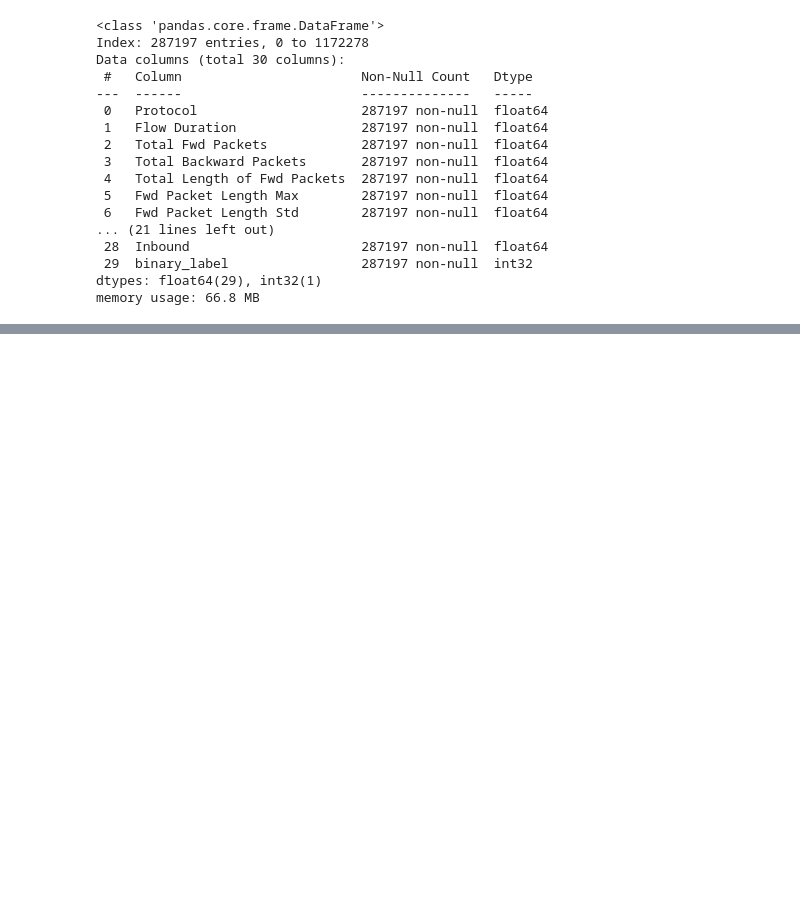
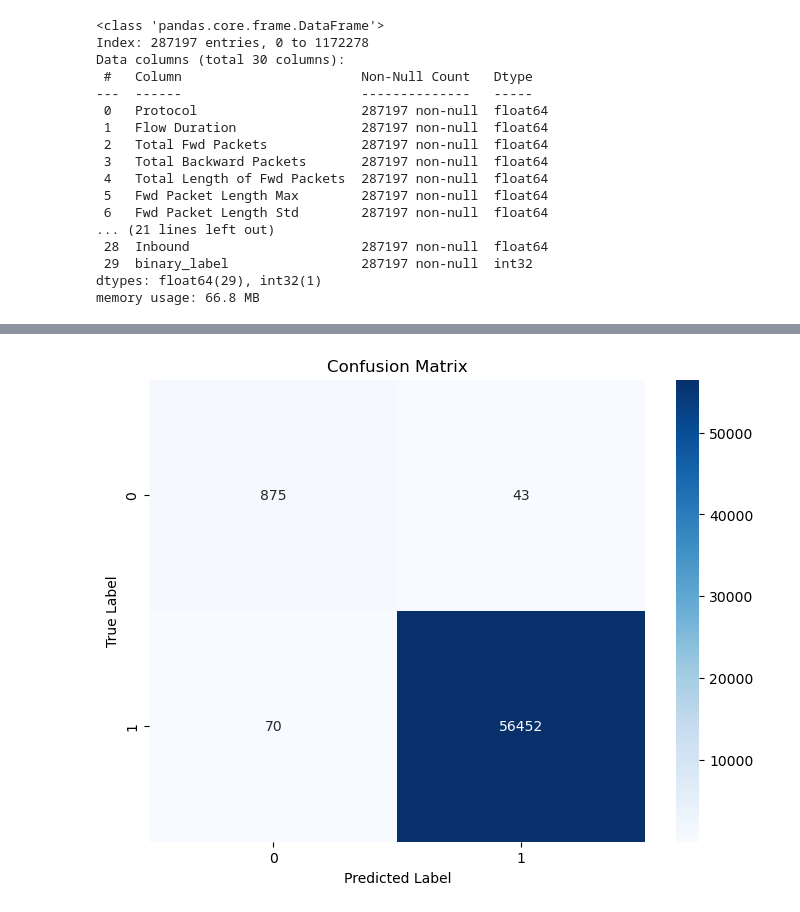
Before and after one commit to Eric-MK/nids_ddos, a Jupyter notebook: notebooks/attacks.ipynb, the cells around one changed output, grey strips where cells are left out. Cells and saved outputs as stored; diff of their text form; code cells hidden in the pictures; blank space fills up the shorter version.

```diff
--- a/notebooks/attacks.ipynb
+++ b/notebooks/attacks.ipynb
@@ -1209,0 +1318,84 @@ model.save('lstm_binary_classification_model.keras')
+# %%
+from tensorflow.keras.layers import Conv1D, MaxPooling1D, Flatten, Dense, Dropout
+from tensorflow.keras.optimizers import Adam
+from sklearn.model_selection import train_test_split
+from tensorflow.keras.models import Sequential
+from tensorflow.keras.layers import LSTM, Dense, Dropout
+from tensorflow.keras.callbacks import EarlyStopping
+import numpy as np
+from sklearn.metrics import precision_score, recall_score, f1_score, roc_auc_score, confusion_matrix
+import matplotlib.pyplot as plt
+import seaborn as sns
+
+
+# Separate features and target
+X = data_reduced.drop('binary_label', axis=1)
+y = data_reduced['binary_label']
+
+X = X.values.reshape(X.shape[0], X.shape[1], 1)
+
+# Split the data
+X_train, X_test, y_train, y_test = train_test_split(X, y, test_size=0.2, stratify=y, random_state=42)
+
+# Define the CNN model
+model = Sequential([
+    Conv1D(filters=64, kernel_size=3, activation='relu', input_shape=(X.shape[1], 1)),
+    MaxPooling1D(pool_size=2),
+    Conv1D(filters=32, kernel_size=3, activation='relu'),
+    MaxPooling1D(pool_size=2),
+    Flatten(),
+    Dense(64, activation='relu'),
+    Dropout(0.5),
+    Dense(1, activation='sigmoid')
+])
+
+# Compile the model
+model.compile(optimizer=Adam(learning_rate=0.001), loss='binary_crossentropy', metrics=['accuracy'])
+
+# Define early stopping
+early_stopping = EarlyStopping(monitor='val_loss', patience=3, restore_best_weights=True)
+
+# Train the model
+history = model.fit(
+    X_train, y_train,
+    epochs=10,
+    batch_size=32,
+    validation_split=0.2,
+    callbacks=[early_stopping],
+    verbose=1
+)
+
+# Evaluate the model
+y_pred = model.predict(X_test)
+y_pred_classes = (y_pred > 0.5).astype(int)
+
+precision = precision_score(y_test, y_pred_classes)
+recall = recall_score(y_test, y_pred_classes)
+f1 = f1_score(y_test, y_pred_classes)
+auc_roc = roc_auc_score(y_test, y_pred)
+
+print(f"Precision: {precision:.4f}")
+print(f"Recall: {recall:.4f}")
+print(f"F1-score: {f1:.4f}")
+print(f"AUC-ROC: {auc_roc:.4f}")
+
+# Confusion Matrix
+cm = confusion_matrix(y_test, y_pred_classes)
+plt.figure(figsize=(8, 6))
+sns.heatmap(cm, annot=True, fmt='d', cmap='Blues')
+plt.title('Confusion Matrix')
+plt.ylabel('True Label')
+plt.xlabel('Predicted Label')
+plt.show()
+
+# Class distribution
+unique, counts = np.unique(y_test, return_counts=True)
+class_distribution = dict(zip(unique, counts / len(y_test)))
+print("\nClass Distribution in Test Set:")
+for class_label, proportion in class_distribution.items():
+    print(f"Class {class_label}: {proportion:.4f}")
+
+# Save the model
+model.save('cnn_ddos_detection_model.keras')
+print("Model saved as 'cnn_ddos_detection_model.keras'")
+# %% [output]
@@ -1209,0 +1419 @@ model.save('lstm_binary_classification_model.keras')
+[figure, added]
```
Also changed, not shown: parts of 11 cells of this notebook, 3 other files.
